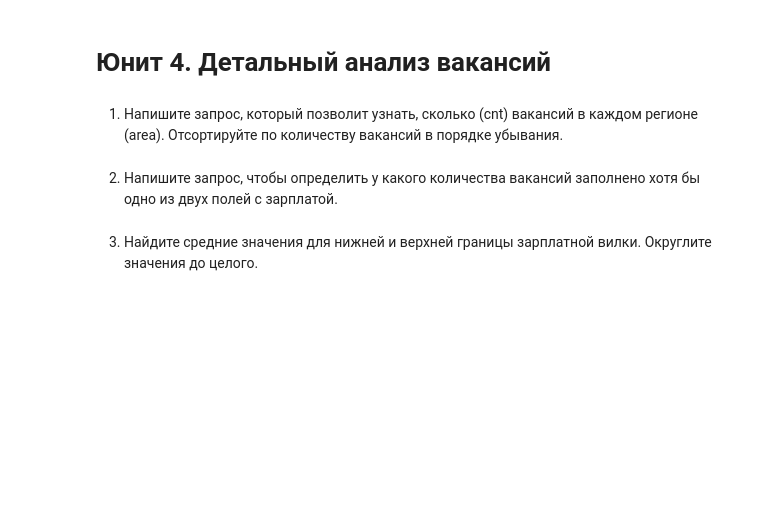
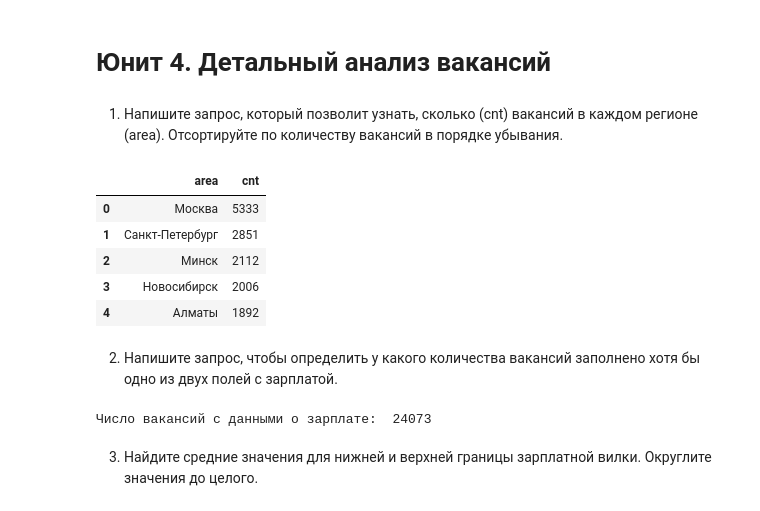
Before and after one commit to mkalikin/data_science_projects, a Jupyter notebook: project 2. sql_hh/project_2_анализ вакансий.ipynb, the cells around one changed output. Cells and saved outputs as stored; diff of their text form; code cells hidden in the pictures; blank space fills up the shorter version.

```diff
--- a/project 2. sql_hh/project_2_анализ вакансий.ipynb
+++ b/project 2. sql_hh/project_2_анализ вакансий.ipynb
@@ -62,9 +85,27 @@ print("Число вакансий в базе: ", vacancies.iloc[0][0])
 1. Напишите запрос, который позволит узнать, сколько (cnt) вакансий в каждом регионе (area).
 Отсортируйте по количеству вакансий в порядке убывания.
 # %%
-# текст запроса
+query_4_1 = f'''
+SELECT
+    ar.name AS area,
+    COUNT(vac.id) AS cnt
+FROM vacancies vac
+INNER JOIN areas ar ON vac.area_id = ar.id
+GROUP BY ar.name
+ORDER BY cnt DESC
+'''
 # %%
-# результат запроса
+vac_areas = pd.read_sql_query(query_4_1, connection)
+
+#top 5 for task 4.1
+display(vac_areas.iloc[:5])
+# %% [output]
+|  | area | cnt |
+| 0 | Москва | 5333 |
+| 1 | Санкт-Петербург | 2851 |
+| 2 | Минск | 2112 |
+| 3 | Новосибирск | 2006 |
+| 4 | Алматы | 1892 |
 # %% [markdown]
 2. Напишите запрос, чтобы определить у какого количества вакансий заполнено хотя бы одно из двух полей с зарплатой.
 # %%
@@ -72,5 +119,9 @@ print("Число вакансий в базе: ", vacancies.iloc[0][0])
 # %%
-# результат запроса
+vac_salary = pd.read_sql_query(query_4_2, connection).iloc[0][0]
+
+print("Число вакансий с данными о зарплате: ", vac_salary)
+# %% [output]
+Число вакансий с данными о зарплате:  24073
 # %% [markdown]
 3. Найдите средние значения для нижней и верхней границы зарплатной вилки. Округлите значения до целого.
 # %%
```
Also changed, not shown: parts of 59 cells of this notebook, 2 other files.
